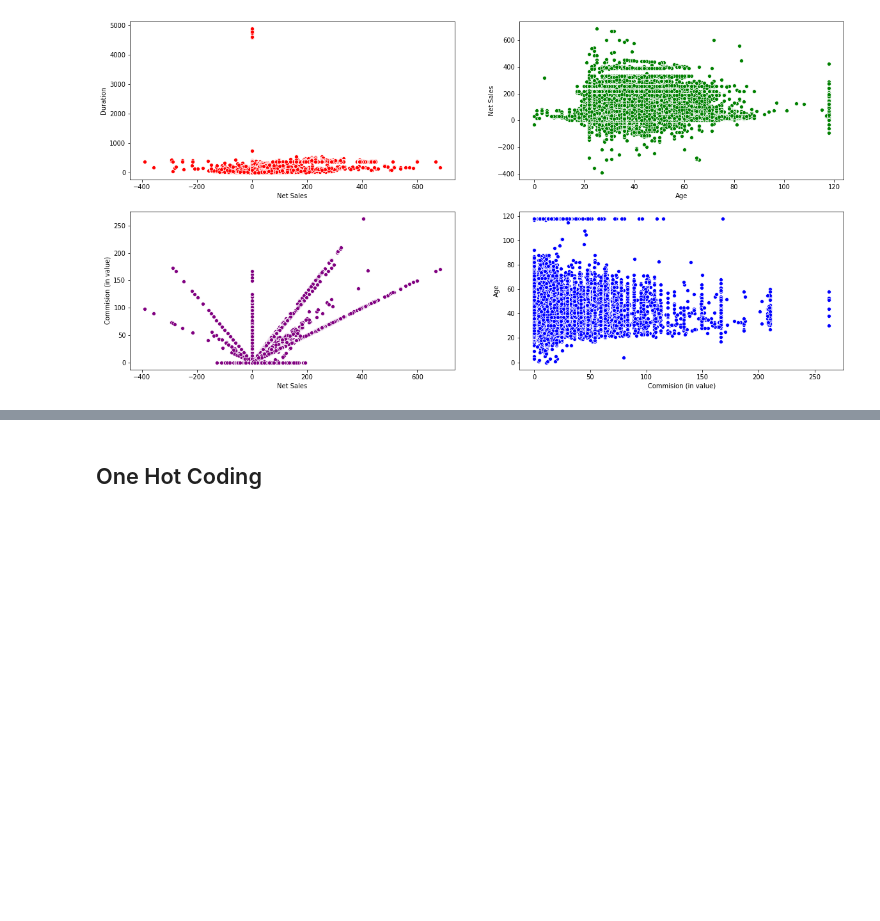
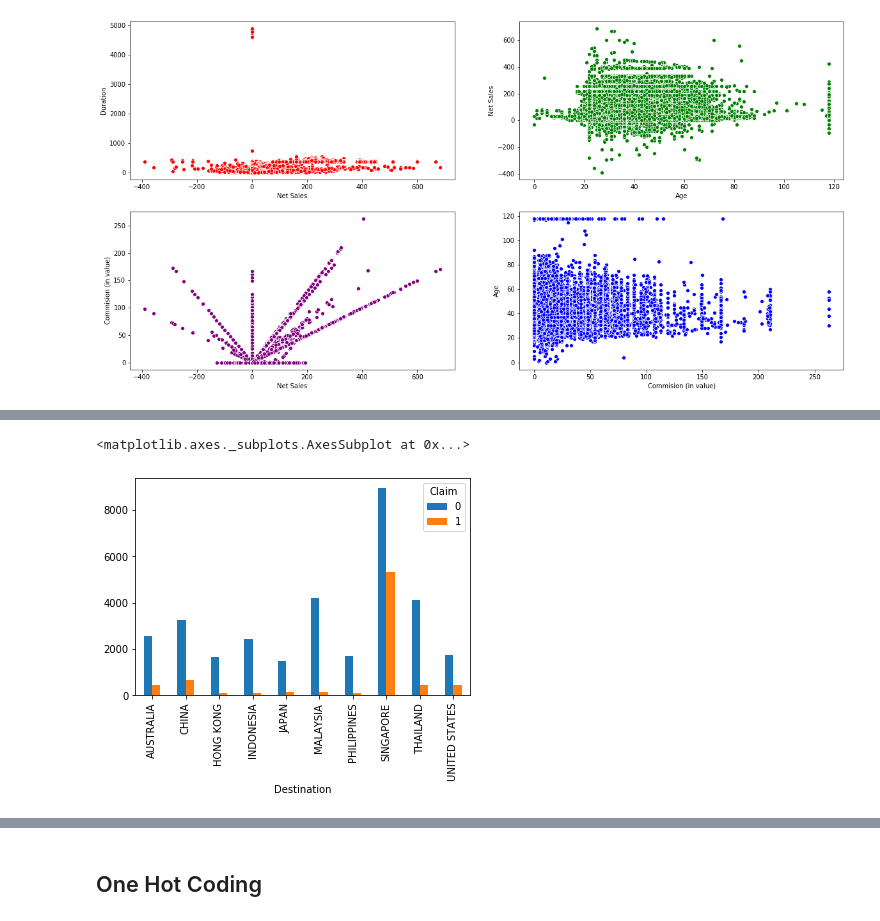
Before and after one commit to abhishekkumaribt/Grey_Atom, a Jupyter notebook: ipynb/Travel Claim Hackaton.ipynb, the cells around one changed output, grey strips where cells are left out. Drawn from its saved outputs; the diff is of its cells as text; code cells hidden in the pictures; blank space fills up the shorter version.

```diff
--- a/ipynb/Travel Claim Hackaton.ipynb
+++ b/ipynb/Travel Claim Hackaton.ipynb
@@ -295,0 +287,7 @@ sns.scatterplot(data["Commision (in value)"], data["Age"], ax=ax[1][1], color="b
+# %%
+top_10_des = list(data["Destination"].value_counts().head(10).index)
+
+data[data["Destination"].isin(top_10_des)].groupby(["Destination", "Claim"]).count()["Agency"].unstack().plot(kind="bar")
+# %% [output]
+<matplotlib.axes._subplots.AxesSubplot at 0x...>
+[figure, added]
```
Also changed, not shown: parts of 66 cells of this notebook, 23 other files.
